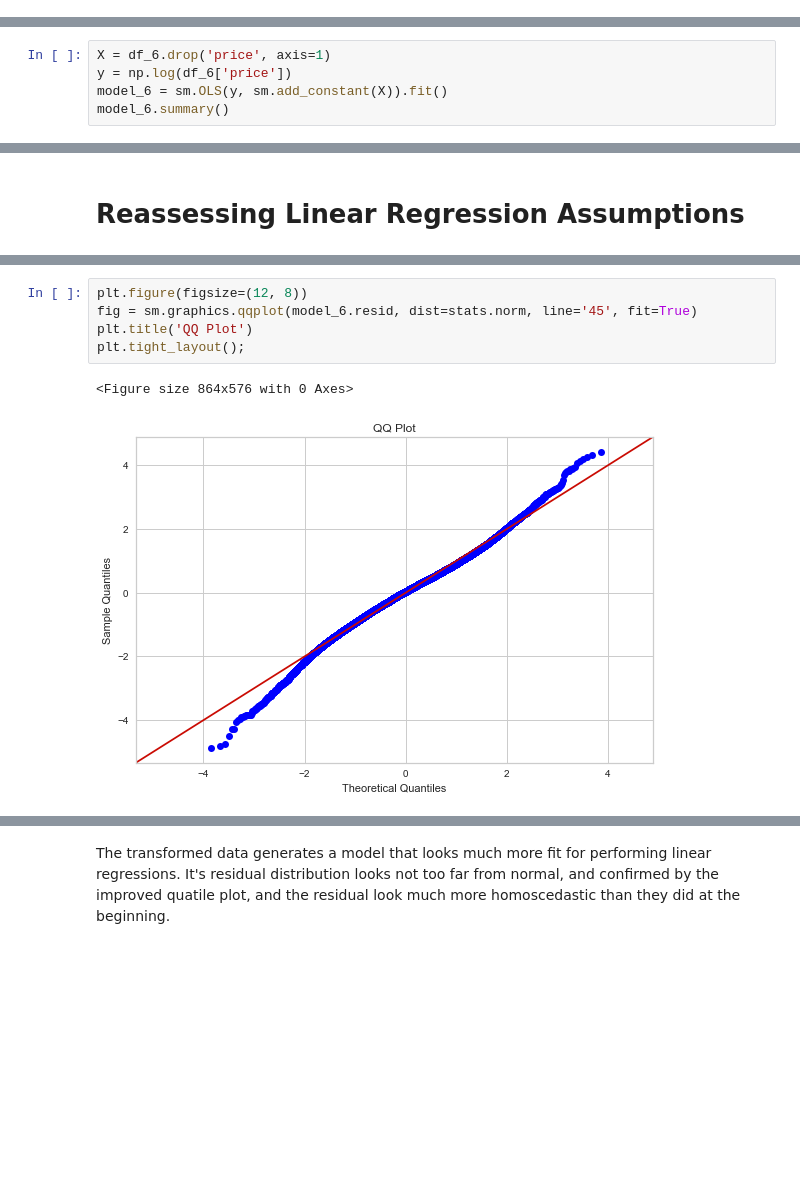
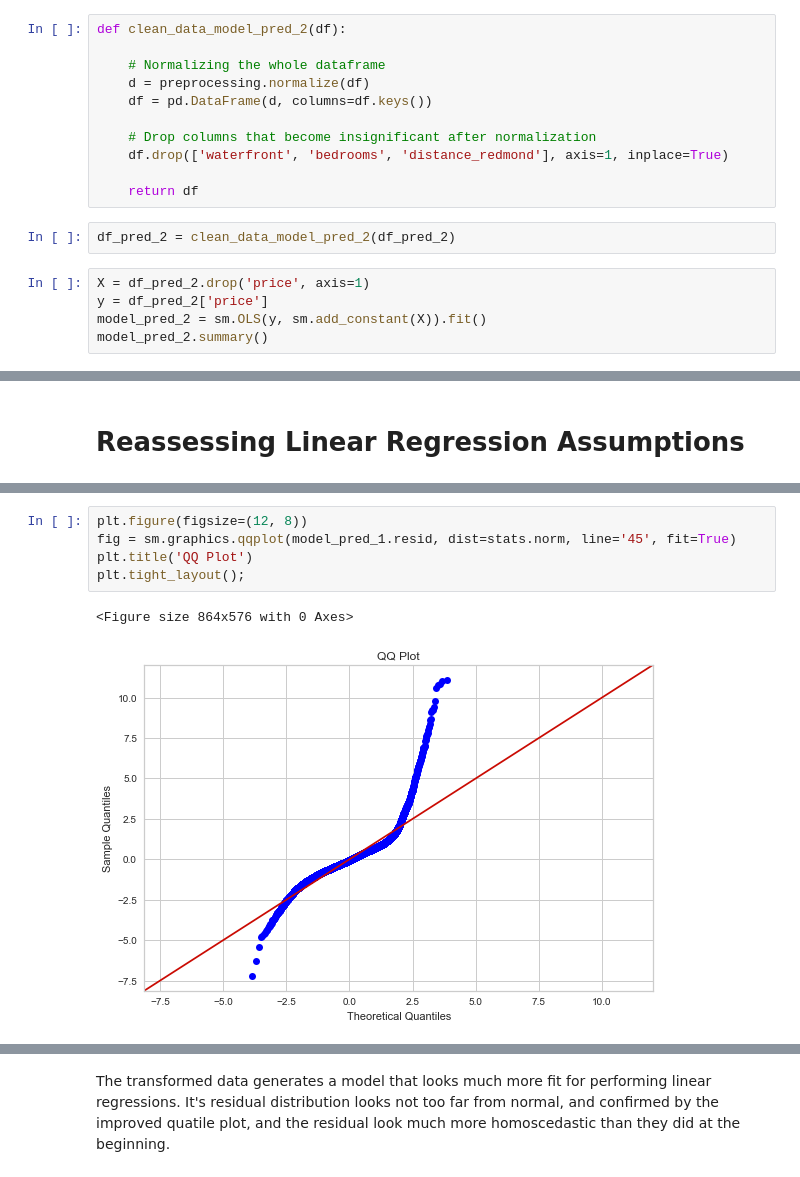
Before and after one commit to DataDoggo215/dsc-phase2-project, a Jupyter notebook: Master.ipynb, the cells around one changed output, grey strips where cells are left out. Cells and saved outputs as stored; diff of their text form; blank space fills up the shorter version.

```diff
--- a/Master.ipynb
+++ b/Master.ipynb
@@ -819,0 +950,18 @@ sum(
+# %%
+def clean_data_model_pred_2(df):
+
+    # Normalizing the whole dataframe
+    d = preprocessing.normalize(df)
+    df = pd.DataFrame(d, columns=df.keys())
+
+    # Drop columns that become insignificant after normalization
+    df.drop(['waterfront', 'bedrooms', 'distance_redmond'], axis=1, inplace=True)
+
+    return df
+# %%
+df_pred_2 = clean_data_model_pred_2(df_pred_2)
+# %%
+X = df_pred_2.drop('price', axis=1)
+y = df_pred_2['price']
+model_pred_2 = sm.OLS(y, sm.add_constant(X)).fit()
+model_pred_2.summary()
@@ -870,5 +1063,0 @@ df_6['multi_dist'] = df_6['distance_seattle'] * df_6['distance_redmond'] * df_6[
-# %%
-X = df_6.drop('price', axis=1)
-y = np.log(df_6['price'])
-model_6 = sm.OLS(y, sm.add_constant(X)).fit()
-model_6.summary()
@@ -952,10 +1076,10 @@ sns.distplot(model_6.resid);
 # %%
 plt.figure(figsize=(12, 8))
-fig = sm.graphics.qqplot(model_6.resid, dist=stats.norm, line='45', fit=True)
+fig = sm.graphics.qqplot(model_pred_1.resid, dist=stats.norm, line='45', fit=True)
 plt.title('QQ Plot')
 plt.tight_layout();
 # %% [output]
 <Figure size 864x576 with 0 Axes>
-[figure, old version]
+[figure, new version]
 # %%
 plt.figure(figsize=(12, 8))
```
Also changed, not shown: parts of 213 cells of this notebook, 4 other files.
